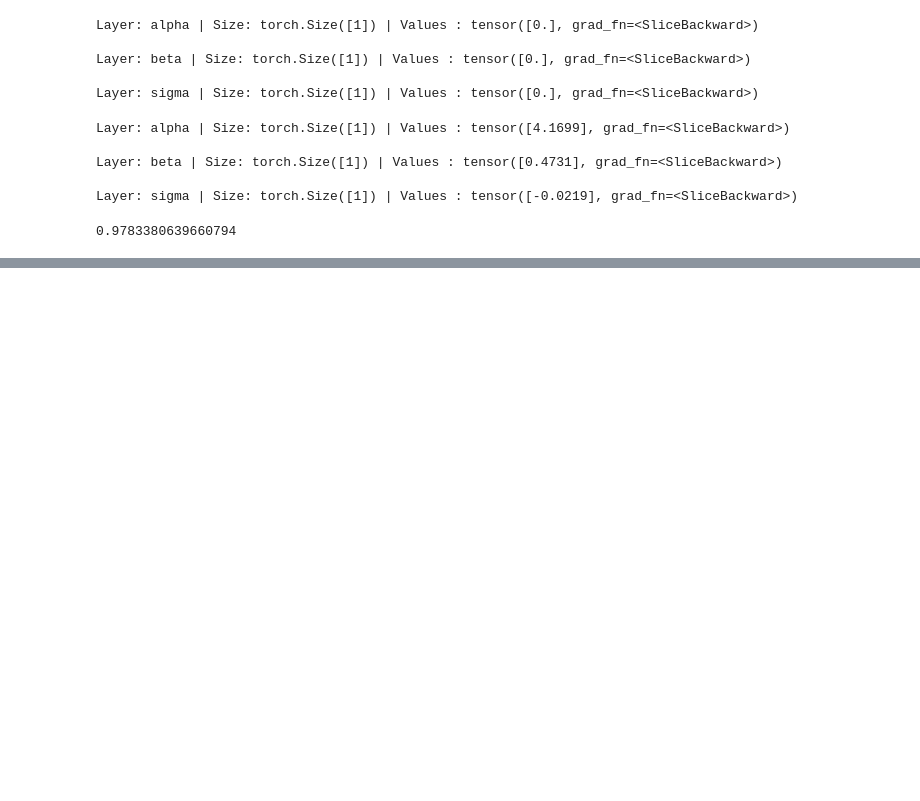
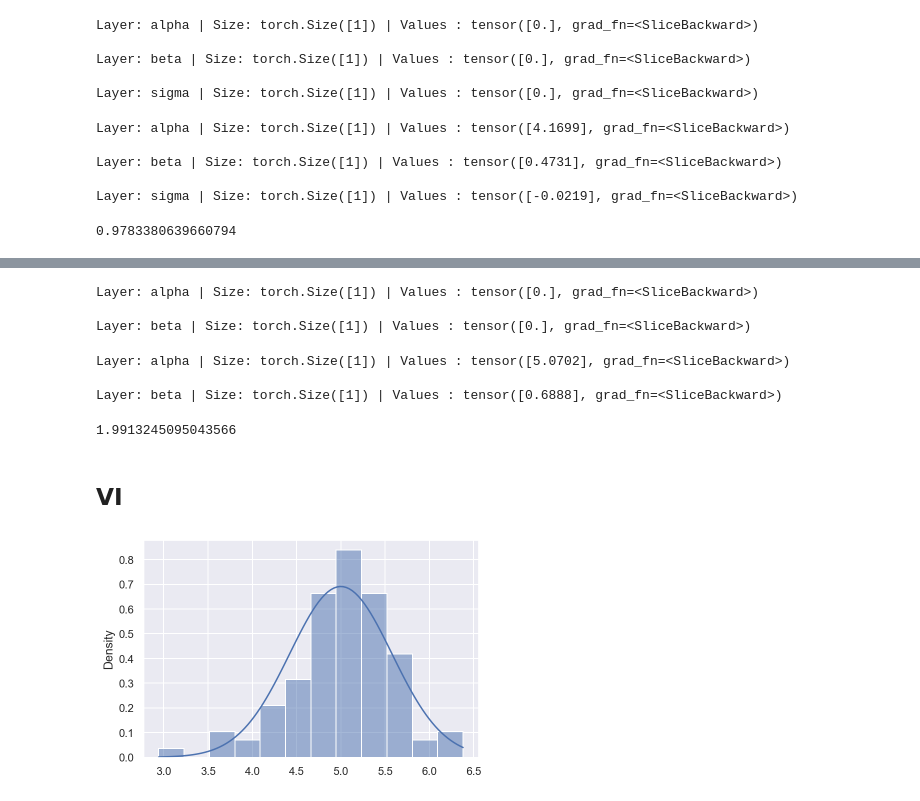
Before and after one commit to AurelienNioche/ActiveTeachingCollaborative, a Jupyter notebook: variatonal-inference.ipynb, the cells around one changed output, grey strips where cells are left out. Drawn from its saved outputs; the diff is of its cells as text; code cells hidden in the pictures; blank space fills up the shorter version.

```diff
--- a/variatonal-inference.ipynb
+++ b/variatonal-inference.ipynb
@@ -279,0 +174,8 @@ scipy.optimize.minimize(objective, x0=0)
+# %%
+model = Gaussian(x)
+for name, param in model.named_parameters():
+    print(f"Layer: {name} | Size: {param.size()} | Values : {param[:2]} \n")
+# %% [output]
+Layer: alpha | Size: torch.Size([1]) | Values : tensor([0.], grad_fn=<SliceBackward>)
+
+Layer: beta | Size: torch.Size([1]) | Values : tensor([0.], grad_fn=<SliceBackward>)
@@ -279,0 +192,30 @@ scipy.optimize.minimize(objective, x0=0)
+# %%
+for name, param in model.named_parameters():
+    print(f"Layer: {name} | Size: {param.size()} | Values : {param[:2]} \n")
+# %% [output]
+Layer: alpha | Size: torch.Size([1]) | Values : tensor([5.0702], grad_fn=<SliceBackward>)
+
+Layer: beta | Size: torch.Size([1]) | Values : tensor([0.6888], grad_fn=<SliceBackward>)
+# %%
+np.exp(0.6888)
+# %% [output]
+1.9913245095043566
+# %% [markdown]
+## VI
+# %%
+mu = 5
+precision = 3
+N = 100
+np.random.seed(1234)
+
+x_dist = scipy.stats.norm(loc=mu, scale=np.sqrt(1/precision))
+
+x = x_dist.rvs(size=N)
+x_pdf = np.linspace(np.min(x), np.max(x), 100)
+pdf = x_dist.pdf(x_pdf)
+
+fig, ax = plt.subplots()
+sns.histplot(x, bins='auto', stat='density', alpha=0.5)
+ax.plot(x_pdf, pdf);
+# %% [output]
+[figure, added]
```
Also changed, not shown: parts of 43 cells of this notebook, 1 other file.
